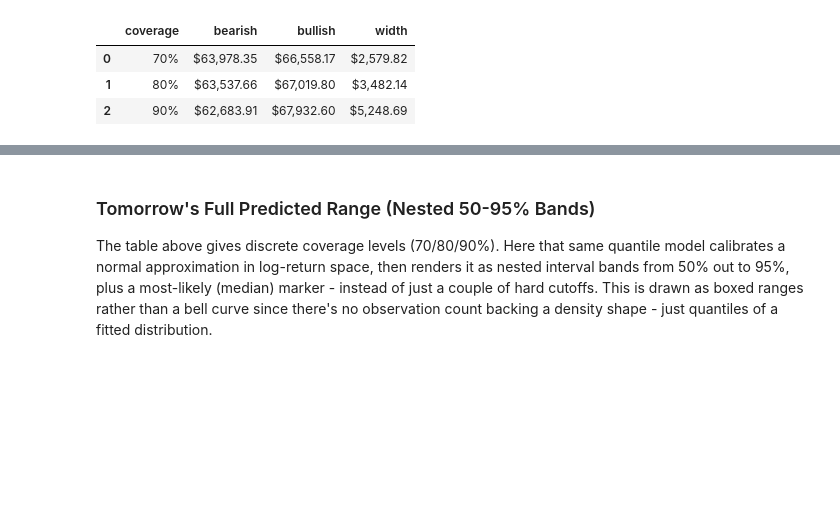
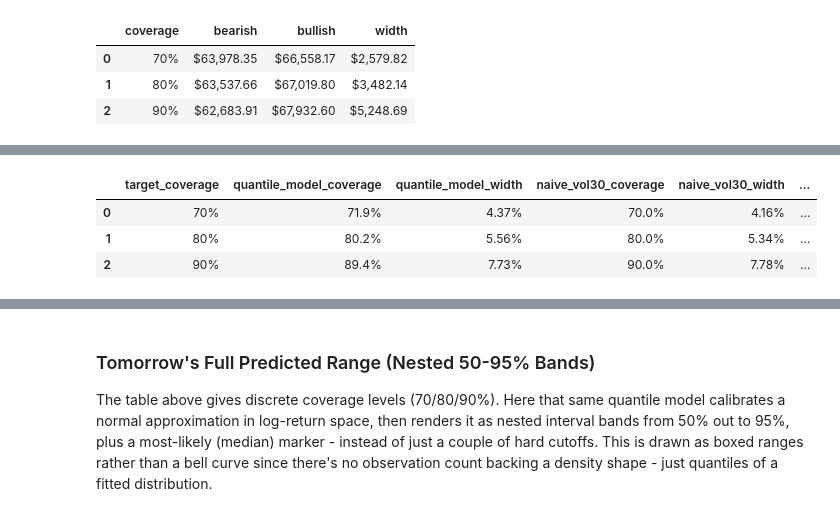
Before and after one commit to gavinhussey/internship_assignments, a Jupyter notebook: magnitude_of_move/btc_magnitude.ipynb, the cells around one changed output, grey strips where cells are left out. Drawn from its saved outputs; the diff is of its cells as text; code cells hidden in the pictures; blank space fills up the shorter version.

```diff
--- a/magnitude_of_move/btc_magnitude.ipynb
+++ b/magnitude_of_move/btc_magnitude.ipynb
@@ -1242,0 +1254,86 @@ Tomorrow's bullish/bearish price range (quantile model, fit on full data):
+# %%
+from arch import arch_model
+from scipy.stats import norm as _garch_normal
+
+GARCH_SCALE = 100  # arch fits more stably on returns scaled to ~unit variance
+ret_history = ohlc_data.set_index("Date")["log_return"]
+
+garch_sigma_oof = np.full(len(mag_df), np.nan)
+garch_mask = np.zeros(len(mag_df), dtype=bool)
+
+for train_idx, test_idx in tscv.split(X_mag):
+    train_dates = mag_df["Date"].iloc[train_idx]
+    test_dates = mag_df["Date"].iloc[test_idx]
+
+    train_returns = (ret_history.loc[:train_dates.max()] * GARCH_SCALE).dropna()
+    am_train = arch_model(train_returns, mean="Zero", vol="Garch", p=1, q=1, dist="normal")
+    fitted = am_train.fit(disp="off")
+
+    # Re-run the (fixed-parameter) variance recursion over train+test so each test-day
+    # forecast only uses returns realized up to that day - no re-estimation on test data.
+    full_returns = (ret_history.loc[:test_dates.max()] * GARCH_SCALE).dropna()
+    am_full = arch_model(full_returns, mean="Zero", vol="Garch", p=1, q=1, dist="normal")
+    res_fixed = am_full.fix(fitted.params)
+    fc = res_fixed.forecast(horizon=1, start=test_dates.min(), reindex=False)
+
+    sigma_series = pd.Series(np.sqrt(fc.variance.values[:, 0]) / GARCH_SCALE, index=fc.variance.index)
+    aligned_sigma = sigma_series.reindex(test_dates).values
+    garch_sigma_oof[test_idx] = aligned_sigma
+    garch_mask[test_idx] = ~np.isnan(aligned_sigma)
+
+print(f"GARCH(1,1) walk-forward forecasts: {garch_mask.sum()} / {len(mag_df)} rows\n")
+
+# --- Same coverage/width comparison as the model-vs-naive table above, GARCH added in ---
+model_mask = oof_preds_by_target[coverage_targets[0]][1]
+common_mask = model_mask & garch_mask
+
+garch_rows = []
+for target in coverage_targets:
+    sub = mag_df[common_mask].copy()
+    sub["garch_sigma"] = garch_sigma_oof[common_mask]
+    # Calibrated the same way as the naive vol_30d baseline: fit a multiplier k to the
+    # empirical quantile of (actual / predicted-sigma) rather than trusting the raw normal
+    # quantile, so a coverage difference reflects sigma quality, not a calibration handicap.
+    garch_ratio = sub["next_abs_return"] / sub["garch_sigma"].clip(lower=1e-6)
+    k_garch = np.quantile(garch_ratio, target)
+    pred_q_garch = k_garch * sub["garch_sigma"]
+
+    garch_coverage = (sub["next_abs_return"] <= pred_q_garch).mean()
+    garch_width = (np.exp(pred_q_garch) - np.exp(-pred_q_garch)).mean()
+
+    model_oof_pred, _ = oof_preds_by_target[target]
+    model_pred_common = model_oof_pred[common_mask]
+    model_coverage_common = (sub["next_abs_return"] <= model_pred_common).mean()
+    model_width_common = (np.exp(model_pred_common) - np.exp(-model_pred_common)).mean()
+
+    naive_ratio = sub["next_abs_return"] / sub["vol_30d"].clip(lower=1e-6)
+    k_naive = np.quantile(naive_ratio, target)
+    naive_coverage_common = (sub["next_abs_return"] <= k_naive * sub["vol_30d"]).mean()
+    naive_width_common = (np.exp(k_naive * sub["vol_30d"]) - np.exp(-k_naive * sub["vol_30d"])).mean()
+
+    garch_rows.append({
+        "target_coverage": target,
+        "quantile_model_coverage": model_coverage_common, "quantile_model_width": model_width_common,
+        "naive_vol30_coverage": naive_coverage_common, "naive_vol30_width": naive_width_common,
+        "garch_coverage": garch_coverage, "garch_width": garch_width,
+    })
+
+garch_comparison_df = pd.DataFrame(garch_rows)
+print(f"All three approaches evaluated on the same {common_mask.sum()} common out-of-fold rows:")
+display(
+    garch_comparison_df.style.format({
+        "target_coverage": "{:.0%}",
+        "quantile_model_coverage": "{:.1%}", "quantile_model_width": "{:.2%}",
+        "naive_vol30_coverage": "{:.1%}", "naive_vol30_width": "{:.2%}",
+        "garch_coverage": "{:.1%}", "garch_width": "{:.2%}",
+    })
+)
+
+print(
+    "\nGARCH(1,1) edges out the naive vol_30d baseline (tighter at 70% and 90%, essentially tied at 80%) -\n"
+    "volatility clustering is a real, extractable signal, just not one the 27 handcrafted features captured\n"
+    "as efficiently as GARCH's purpose-built recursion. The quantile model still trails both at every level.\n"
+    "That raises the bar this notebook's approach needs to clear from 'beat a rolling std dev' to 'beat GARCH' -\n"
+    "a materially higher standard, and one it doesn't yet meet."
+)
+# %% [output]
@@ -1242,0 +1343,4 @@ Tomorrow's bullish/bearish price range (quantile model, fit on full data):
+|  | target_coverage | quantile_model_coverage | quantile_model_width | naive_vol30_coverage | naive_vol30_width | ... |
+| 0 | 70% | 71.9% | 4.37% | 70.0% | 4.16% | ... |
+| 1 | 80% | 80.2% | 5.56% | 80.0% | 5.34% | ... |
+| 2 | 90% | 89.4% | 7.73% | 90.0% | 7.78% | ... |
```
Also changed, not shown: parts of 12 cells of this notebook.
